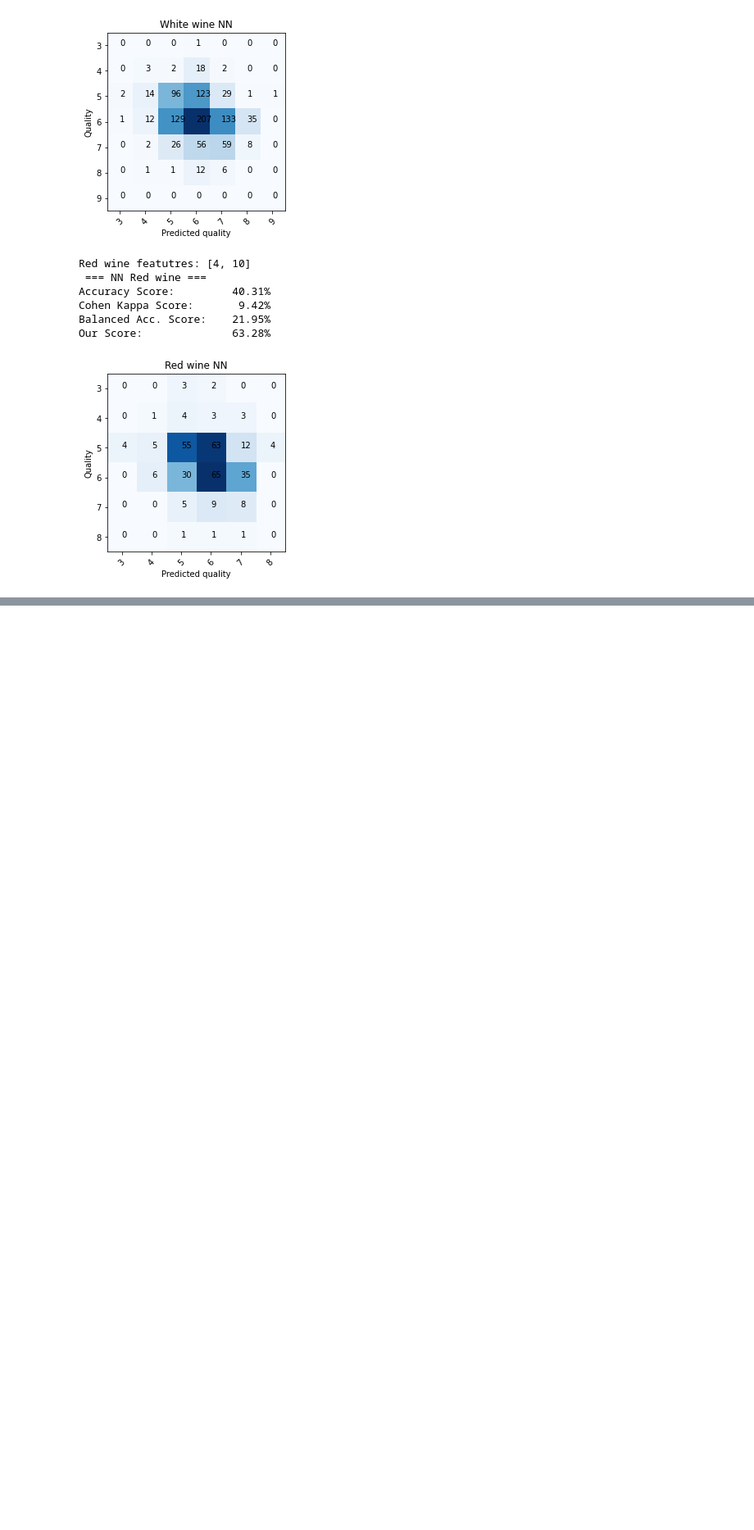
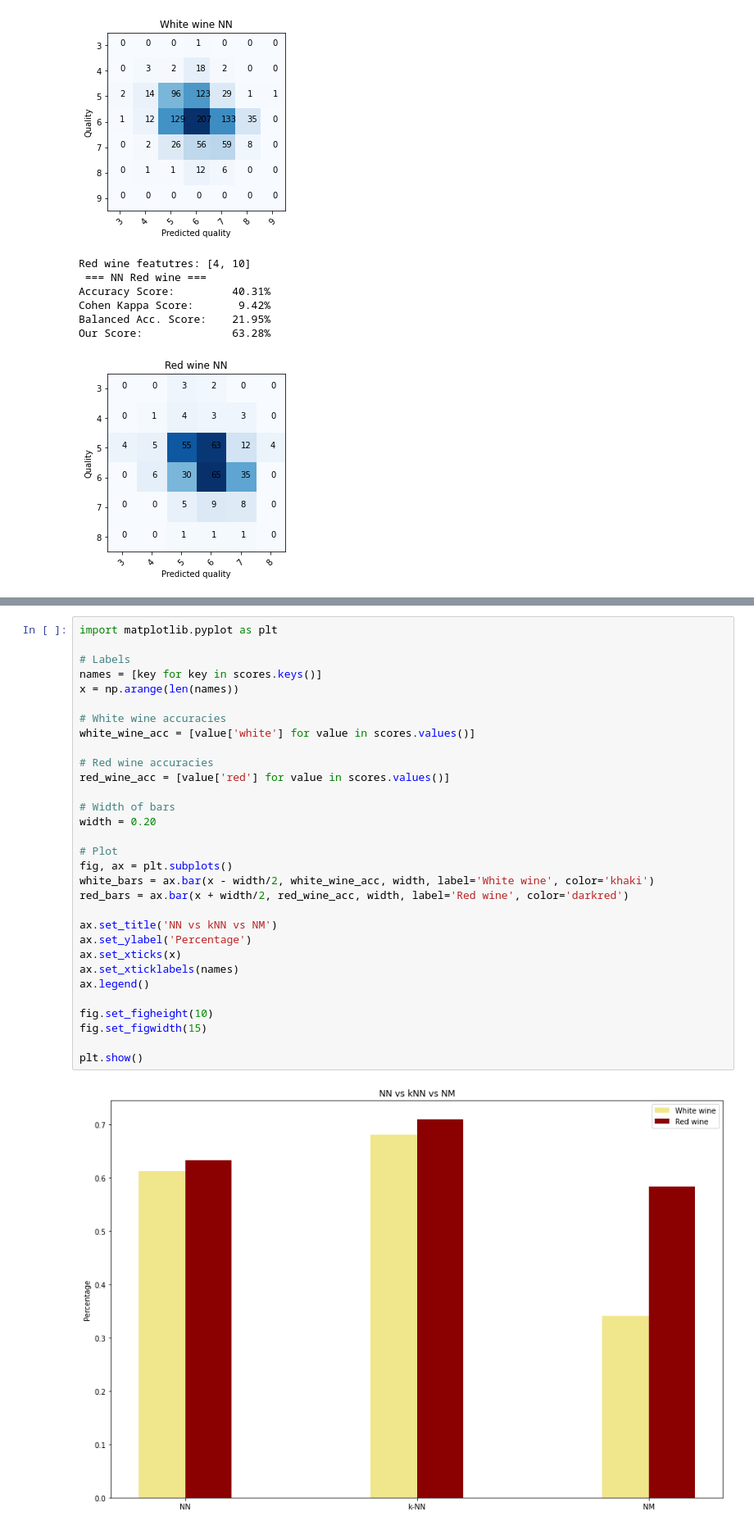
Before and after one commit to startled-cat/wine-quality-classification, a Jupyter notebook: projekt/wine.ipynb, the cells around one changed output, grey strips where cells are left out. Shown at 82% size. Saved outputs shown, nothing was run; the diff lists cells and outputs as text; blank space fills up the shorter version.

Commit message:
Comparison plot added

```diff
--- a/projekt/wine.ipynb
+++ b/projekt/wine.ipynb
@@ -624,0 +627,33 @@ Our Score:              58.28%
+# %%
+import matplotlib.pyplot as plt
+
+# Labels
+names = [key for key in scores.keys()]
+x = np.arange(len(names))
+
+# White wine accuracies
+white_wine_acc = [value['white'] for value in scores.values()]
+
+# Red wine accuracies
+red_wine_acc = [value['red'] for value in scores.values()]
+
+# Width of bars
+width = 0.20
+
+# Plot
+fig, ax = plt.subplots()
+white_bars = ax.bar(x - width/2, white_wine_acc, width, label='White wine', color='khaki')
+red_bars = ax.bar(x + width/2, red_wine_acc, width, label='Red wine', color='darkred')
+
+ax.set_title('NN vs kNN vs NM')
+ax.set_ylabel('Percentage')
+ax.set_xticks(x)
+ax.set_xticklabels(names)
+ax.legend()
+
+fig.set_figheight(10)
+fig.set_figwidth(15)
+
+plt.show()
+# %% [output]
+[figure, added]
```
Also changed, not shown: parts of 23 cells of this notebook.
